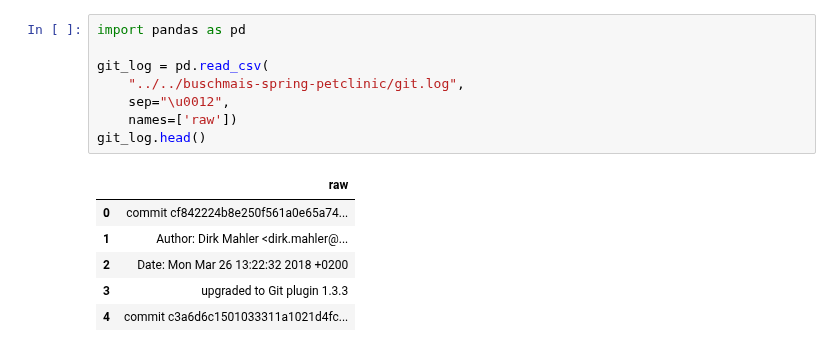
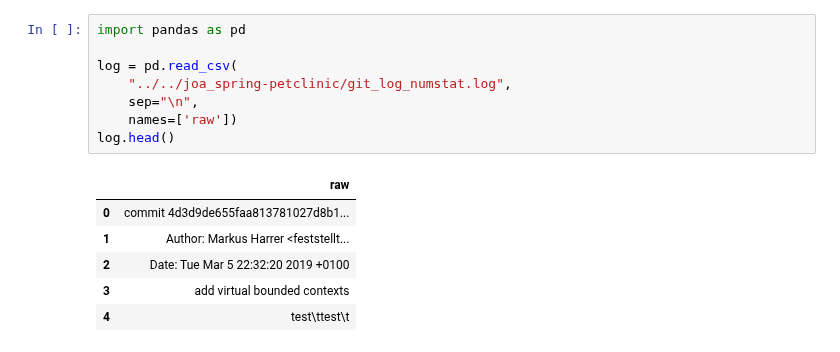
Before and after one commit to feststelltaste/software-analytics, a Jupyter notebook: notebooks/Read in semi-structured data.ipynb, the cells around one changed output. Saved outputs shown, nothing was run; the diff lists cells and outputs as text.

Commit message:
add analysis that could lead to headaches when read

```diff
--- a/notebooks/Read in semi-structured data.ipynb
+++ b/notebooks/Read in semi-structured data.ipynb
@@ -1,15 +29,15 @@
 # %%
 import pandas as pd
 
-git_log = pd.read_csv(
-    "../../buschmais-spring-petclinic/git.log",
-    sep="\u0012",
+log = pd.read_csv(
+    "../../joa_spring-petclinic/git_log_numstat.log",
+    sep="\n",
     names=['raw'])
-git_log.head()
+log.head()
 # %% [output]
 |  | raw |
-| 0 | commit cf842224b8e250f561a0e65a74... |
-| 1 | Author: Dirk Mahler <dirk.mahler@... |
-| 2 | Date: Mon Mar 26 13:22:32 2018 +0200 |
-| 3 | upgraded to Git plugin 1.3.3 |
-| 4 | commit c3a6d6c1501033311a1021d4fc... |
+| 0 | commit 4d3d9de655faa813781027d8b1... |
+| 1 | Author: Markus Harrer <feststellt... |
+| 2 | Date: Tue Mar 5 22:32:20 2019 +0100 |
+| 3 | add virtual bounded contexts |
+| 4 | test\ttest\t |
```
Also changed, not shown: parts of 14 cells of this notebook.
